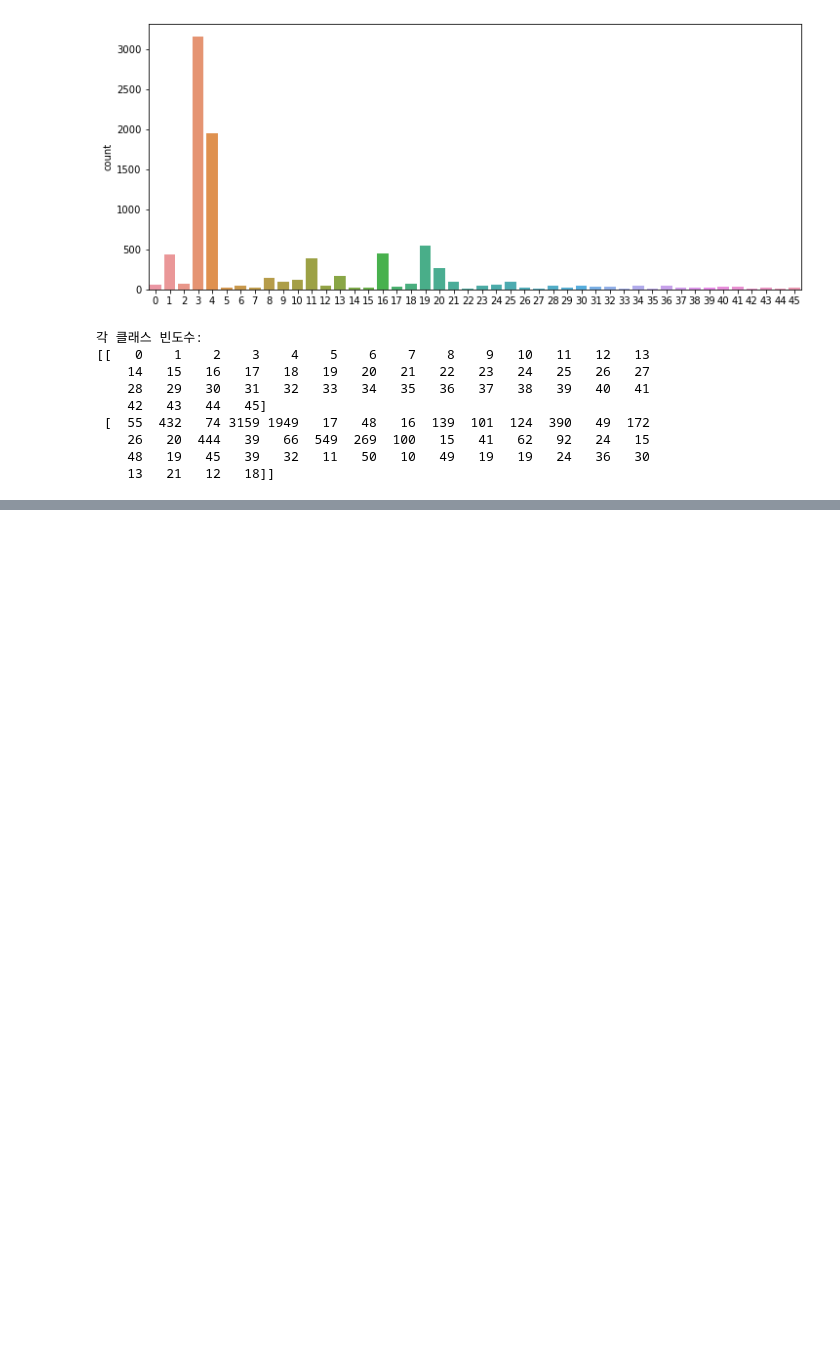
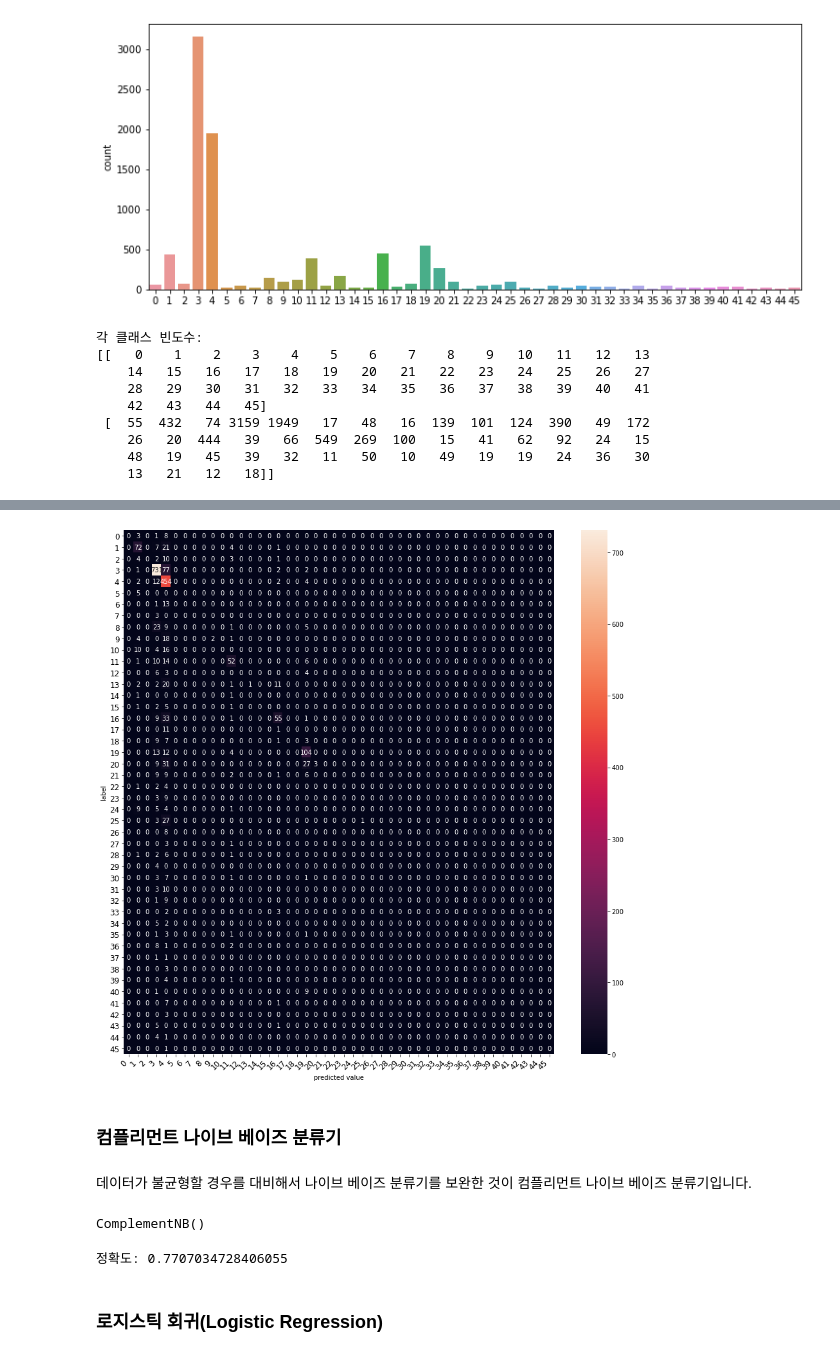
Before and after one commit to JPumpkin645/AIFFEL, a Jupyter notebook: Week_12/Going_Deeper_4_practice.ipynb, the cells around one changed output, grey strips where cells are left out. Drawn from its saved outputs; the diff is of its cells as text; code cells hidden in the pictures; blank space fills up the shorter version.

```diff
--- a/Week_12/Going_Deeper_4_practice.ipynb
+++ b/Week_12/Going_Deeper_4_practice.ipynb
@@ -86,0 +251,29 @@ print(np.asarray((unique_elements, counts_elements)))
+# %%
+def graph_confusion_matrix(model, x_test, y_test):#, classes_name):
+  df_cm = pd.DataFrame(confusion_matrix(y_test, model.predict(x_test)))#, index=classes_name, columns=classes_name)
+  fig = plt.figure(figsize=(15,15))
+  heatmap = sns.heatmap(df_cm, annot=True, fmt="d")
+  heatmap.yaxis.set_ticklabels(heatmap.yaxis.get_ticklabels(), rotation=0, ha='right', fontsize=12)
+  heatmap.xaxis.set_ticklabels(heatmap.xaxis.get_ticklabels(), rotation=45, ha='right', fontsize=12)
+  plt.ylabel('label')
+  plt.xlabel('predicted value')
+# %%
+graph_confusion_matrix(mod, tfidfv_test, y_test)
+# %% [output]
+[figure, added]
+# %% [markdown]
+### 컴플리먼트 나이브 베이즈 분류기
+# %% [markdown]
+데이터가 불균형할 경우를 대비해서 나이브 베이즈 분류기를 보완한 것이 컴플리먼트 나이브 베이즈 분류기입니다.
+# %%
+cb = ComplementNB()
+cb.fit(tfidfv, y_train)
+# %% [output]
+ComplementNB()
+# %%
+predicted = cb.predict(tfidfv_test) #테스트 데이터에 대한 예측
+print("정확도:", accuracy_score(y_test, predicted)) #예측값과 실제값 비교
+# %% [output]
+정확도: 0.7707034728406055
+# %% [markdown]
+### 로지스틱 회귀(Logistic Regression)
```
Also changed, not shown: parts of 47 cells of this notebook.
